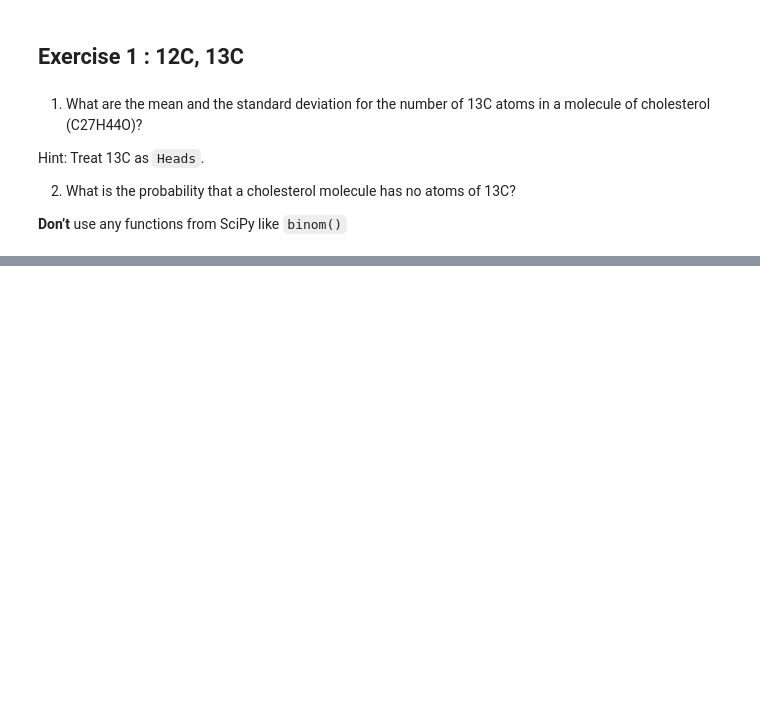
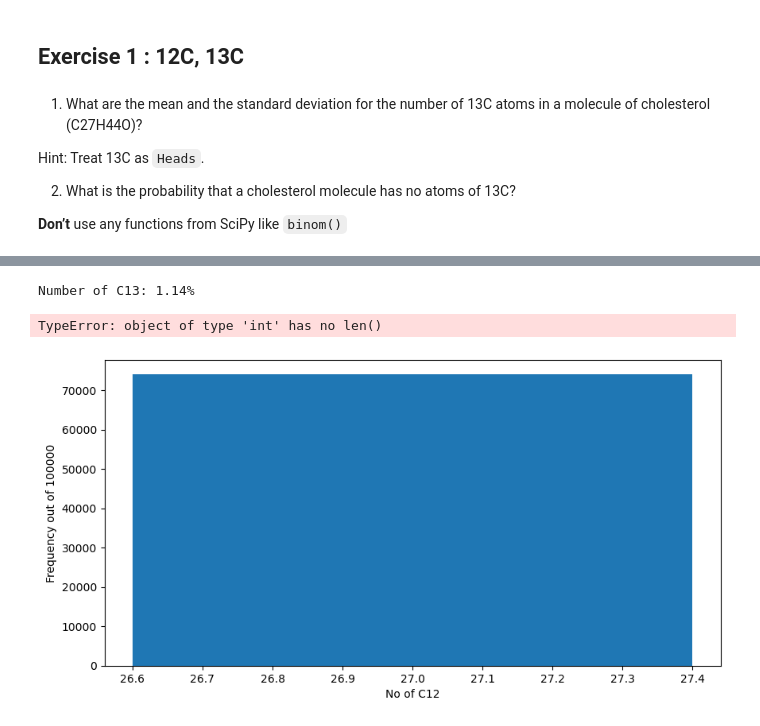
Before and after one commit to SPS-SP2273/learning-portfolio-BM14Pancake, a Jupyter notebook: random numbers/random_numbers_(need).ipynb, the cells around one changed output, grey strips where cells are left out. Cells and saved outputs as stored; diff of their text form; code cells hidden in the pictures; blank space fills up the shorter version.

Commit message:
Attempted Random Numbers (need)

```diff
--- a/random numbers/random_numbers_(need).ipynb
+++ b/random numbers/random_numbers_(need).ipynb
@@ -96,0 +59,52 @@ Number of C12: 98.89%
+# %%
+import numpy as np
+import matplotlib.pyplot as plt
+import matplotlib
+
+def ID_isotope(no_of_atoms=1, probability=0.9889):
+    results = np.random.rand(no_of_atoms)
+    no_of_C13 = np.sum(results > probability)
+    return no_of_C13
+#results generates a random number from 0 to 1
+#If it is bigger than 0.0111 then it's a C12/C13, then we return no_of_C12
+#breaks when you change no of atoms to 27
+
+#make ID isotope an isotope generator
+#How many C13 isotopes are there inside?
+#use a for loop to count C13
+#get no. of C13 and one molecule
+
+#Repeat this 10000 times and get index list of numbering, and get number of C13 in each molecule
+
+#Use mean and standev to get ans
+
+
+#take probability of getting C13 and multiply
+
+
+no_of_C13 = ID_isotope(no_of_atoms)
+print(f"Number of C13: {no_of_C13/no_of_atoms*100:.2f}%")
+
+no_of_atoms = 100000
+result = [ID_isotope(no_of_atoms=27) for _ in range(no_of_atoms)]
+no_of_C13, C13_counts = np.unique(result, return_counts=True)
+#creates the histogram axes
+
+C12_probability = C12_counts/no_of_atoms
+
+plt.rcParams['figure.figsize'] = (10,5)
+plt.bar(no_of_C12, C12_counts);
+plt.xlabel('No of C12')
+plt.ylabel(f'Frequency out of {no_of_atoms}')
+plt.table([no_of_C12, C12_counts, C12_probability], rowLabels=['No of C12', 'Frequency', 'PRNG Probability'], loc='bottom', bbox=[0,-0.5,1,0.3])
+
+print(27-np.mean(results))
+print(np.std(results))
+print(C12_probability[-1])
+#The value is there, but it's currently hardcoded
+
+#Actually looking at the learning examples instead of just hitting it
+# %% [output]
+Number of C13: 1.14%
+TypeError: object of type 'int' has no len()
+[figure, added]
```
Also changed, not shown: parts of 2 cells of this notebook.
